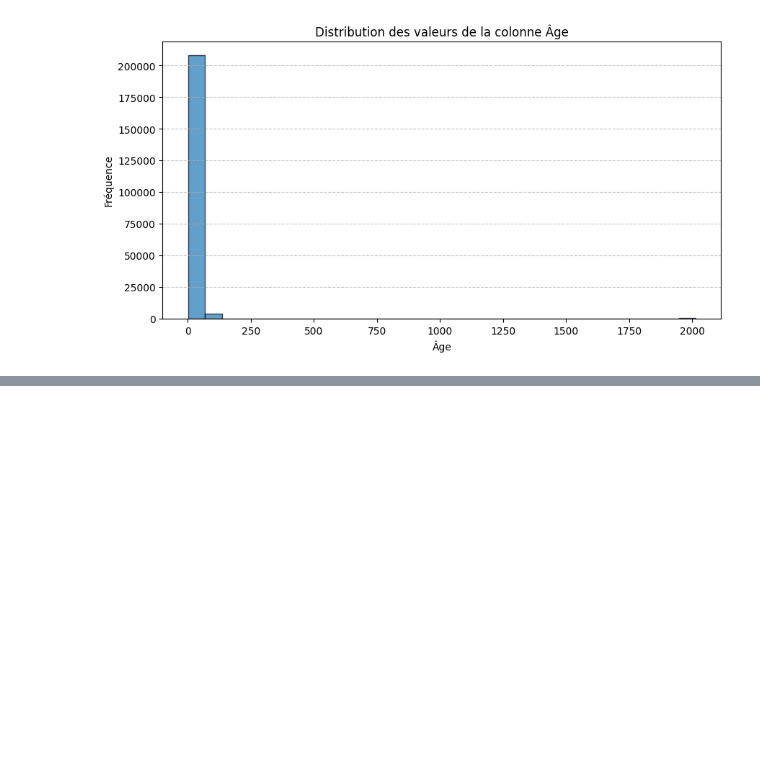
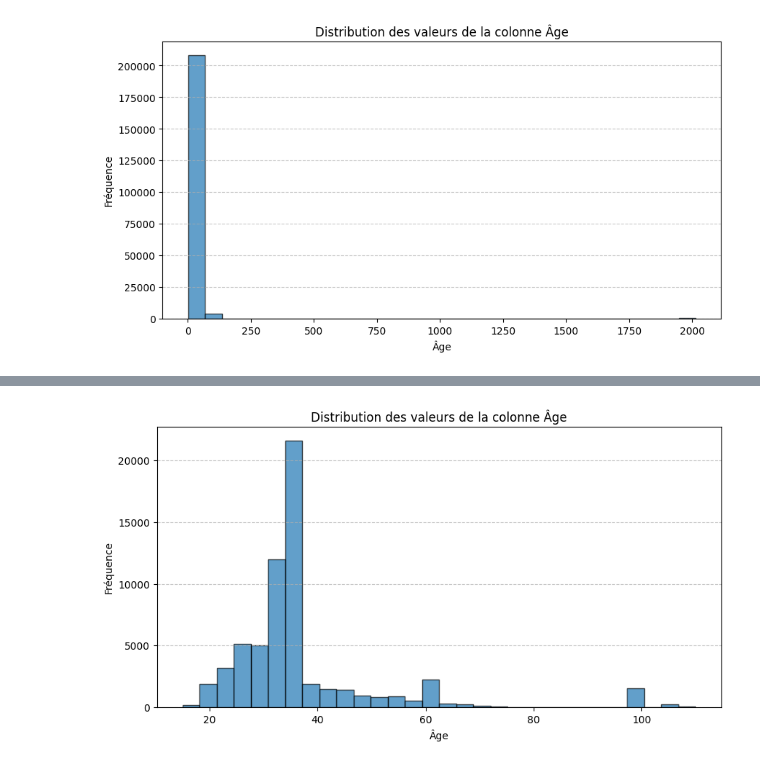
Before and after one commit to fayeboua/tp-a56, a Jupyter notebook: A56_TP-EDA_Transformation merged.ipynb, the cells around one changed output, grey strips where cells are left out. Drawn from its saved outputs; the diff is of its cells as text; code cells hidden in the pictures; blank space fills up the shorter version.

```diff
--- a/A56_TP-EDA_Transformation merged.ipynb
+++ b/A56_TP-EDA_Transformation merged.ipynb
@@ -592,0 +608,15 @@ dtype: int64
+# %%
+# 3. Correction/Suppression de valeurs aberrantes/erronées
+df_test = df_test[(df_test['age'] >= 15) & (df_test['age'] <= 120)]  # Suppression des âges aberrants
+df_test['age'] = df_test['age'].astype(int)
+# %%
+# Afficher la distribution des valeurs de la colonne 'age'
+plt.figure(figsize=(10, 5))
+plt.hist(df_test['age'].dropna(), bins=30, edgecolor='black', alpha=0.7)
+plt.xlabel('Âge')
+plt.ylabel('Fréquence')
+plt.title('Distribution des valeurs de la colonne Âge')
+plt.grid(axis='y', linestyle='--', alpha=0.7)
+plt.show()
+# %% [output]
+[figure, added]
```
Also changed, not shown: parts of 42 cells of this notebook.
